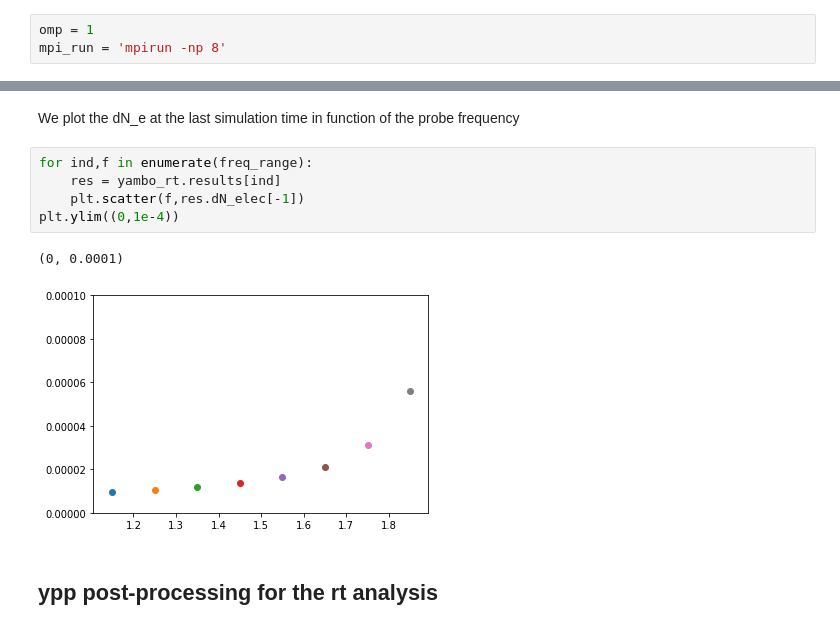
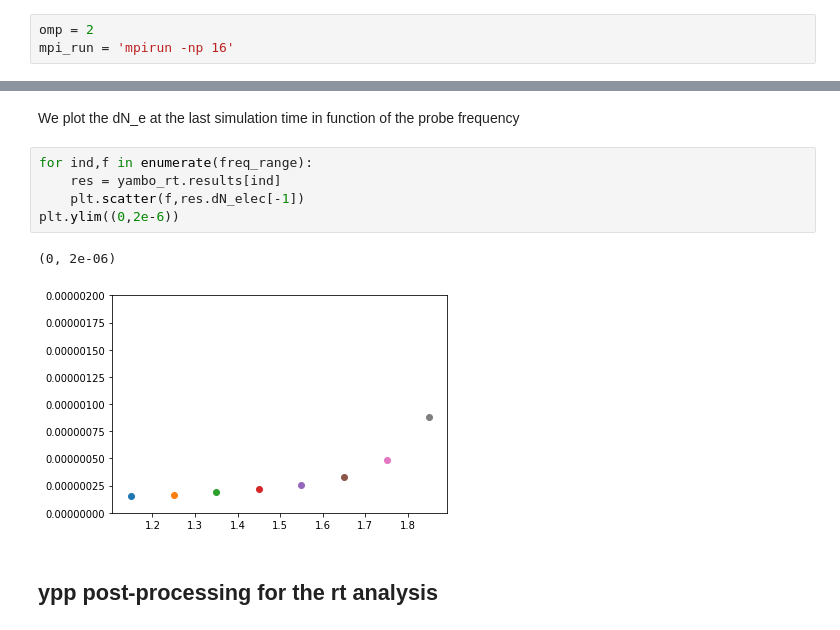
Before and after one commit to marcodalessandro76/Generation-and-decay-of-the-degree-of-spin-polarization-in-GaAs, a Jupyter notebook: RT_analysis.ipynb, the cells around one changed output, grey strips where cells are left out. Saved outputs shown, nothing was run; the diff lists cells and outputs as text.

```diff
--- a/RT_analysis.ipynb
+++ b/RT_analysis.ipynb
@@ -5,8 +5,8 @@ import matplotlib.pyplot as plt
 from importlib import reload
 from mppi import InputFiles as I, Calculators as C, Datasets as D
 # %%
-omp = 1
-mpi_run = 'mpirun -np 8'
+omp = 2
+mpi_run = 'mpirun -np 16'
 # %% [markdown]
 Choose the source and the  run_dir on the basis of the number of k-points and shift
 # %%
@@ -201,11 +201,11 @@ We plot the dN_e at the last simulation time in function of the probe frequency
 # %%
 for ind,f in enumerate(freq_range):
     res = yambo_rt.results[ind]
     plt.scatter(f,res.dN_elec[-1])
-plt.ylim((0,1e-4))
+plt.ylim((0,2e-6))
 # %% [output]
-(0, 0.0001)
+(0, 2e-06)
-[figure, old version]
+[figure, new version]
 # %% [markdown]
 ## ypp post-processing for the rt analysis
 # %% [markdown]
```
Also changed, not shown: parts of 12 cells of this notebook, 3 other files.
